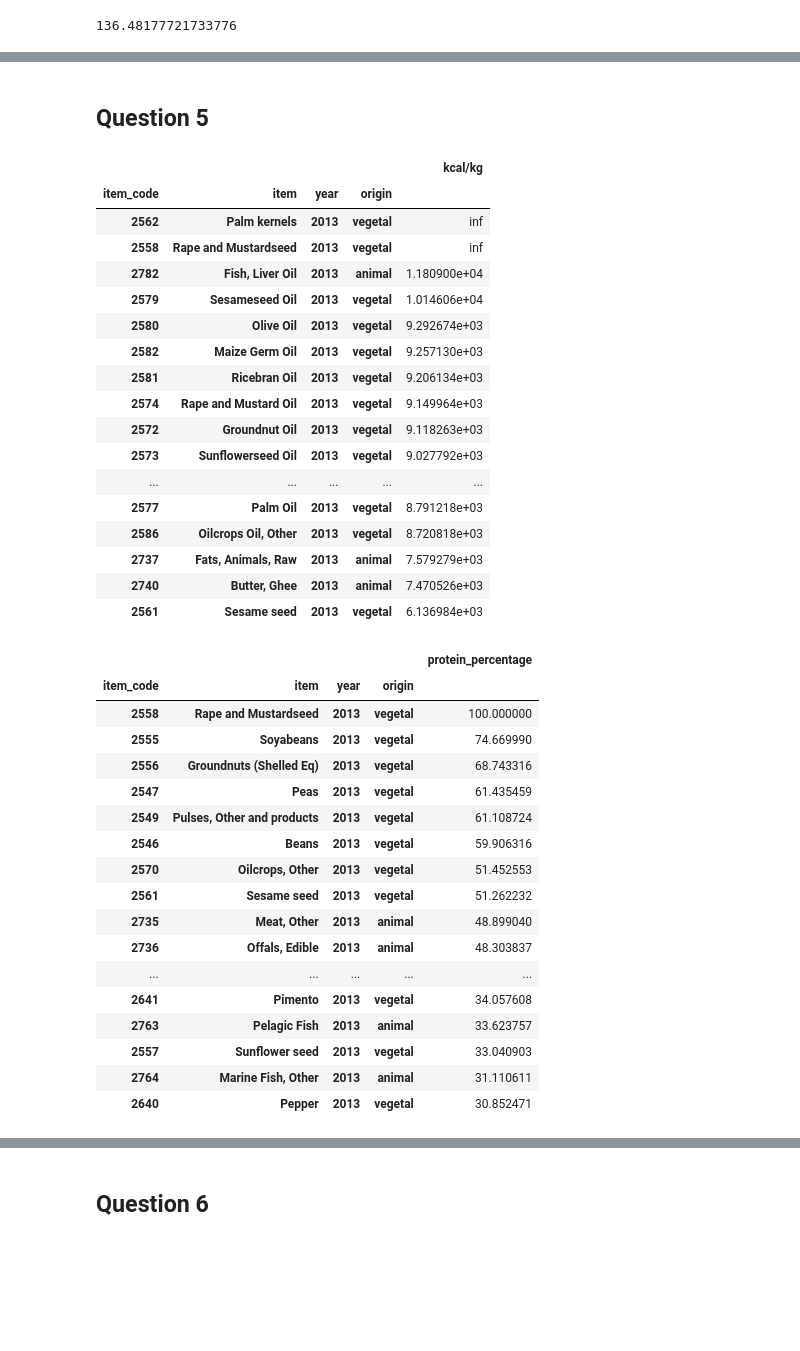
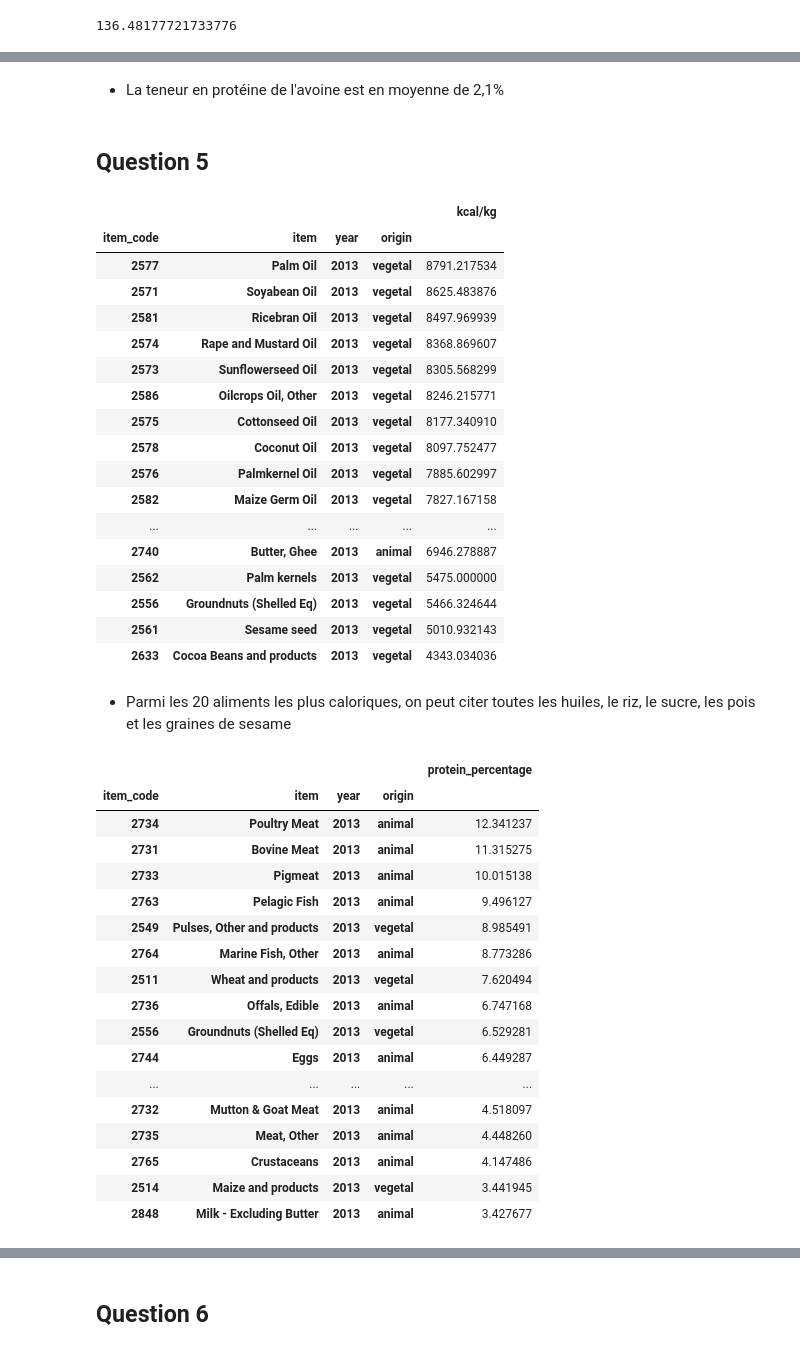
Before and after one commit to ouskah/OCDA_P3-lss, a Jupyter notebook: P3.ipynb, the cells around one changed output, grey strips where cells are left out. Drawn from its saved outputs; the diff is of its cells as text; code cells hidden in the pictures; blank space fills up the shorter version.

```diff
--- a/P3.ipynb
+++ b/P3.ipynb
@@ -148,5 +136,4 @@ data.head()
 # %%
 data = data.merge(pop, on=['country'])
 # %%
-data['total_kcal'] = data['food_supply_kcalcapitaday'] * data['total_population'] * 1000 * 365
-data.head()
+data['total_kcal'] = data['food_supply_kcalcapitaday'] * 365 * data['total_population'] * 1000
@@ -194,3 +174,3 @@ temp['kcal/kg'].mean()/10
 # %%
-data['protein_percentage'] = data['protein_supply_quantity_gcapitaday'] / data['food_supply_quantity_kgcapitayr'] * 100
+data['protein_percentage'] = ((data['protein_supply_quantity_gcapitaday'] * 1000 * 365) / (data['food'] * 1000000)) * 100
 # %%
@@ -214,26 +207,28 @@ temp['protein_percentage'].mean()
+# %% [markdown]
+- La teneur en protéine de l'avoine est en moyenne de 2,1%
 # %% [markdown]
 ## Question 5
 # %%
-temp = data[data['kcal/kg'] > 0]
+temp = data.replace([np.inf, -np.inf], np.nan).dropna(subset=["kcal/kg"], how="all")
 temp.pivot_table(
     index=["item_code","item","year","origin"],
     values=["kcal/kg"], aggfunc=np.mean).sort_values(by='kcal/kg', ascending=False).head(20)
 # %% [output]
 |  |  |  |  | kcal/kg |
 | item_code | item | year | origin |  |
-| 2562 | Palm kernels | 2013 | vegetal | inf |
-| 2558 | Rape and Mustardseed | 2013 | vegetal | inf |
-| 2782 | Fish, Liver Oil | 2013 | animal | 1.180900e+04 |
-| 2579 | Sesameseed Oil | 2013 | vegetal | 1.014606e+04 |
-| 2580 | Olive Oil | 2013 | vegetal | 9.292674e+03 |
-| 2582 | Maize Germ Oil | 2013 | vegetal | 9.257130e+03 |
-| 2581 | Ricebran Oil | 2013 | vegetal | 9.206134e+03 |
-| 2574 | Rape and Mustard Oil | 2013 | vegetal | 9.149964e+03 |
-| 2572 | Groundnut Oil | 2013 | vegetal | 9.118263e+03 |
-| 2573 | Sunflowerseed Oil | 2013 | vegetal | 9.027792e+03 |
+| 2577 | Palm Oil | 2013 | vegetal | 8791.217534 |
+| 2571 | Soyabean Oil | 2013 | vegetal | 8625.483876 |
+| 2581 | Ricebran Oil | 2013 | vegetal | 8497.969939 |
+| 2574 | Rape and Mustard Oil | 2013 | vegetal | 8368.869607 |
+| 2573 | Sunflowerseed Oil | 2013 | vegetal | 8305.568299 |
+| 2586 | Oilcrops Oil, Other | 2013 | vegetal | 8246.215771 |
+| 2575 | Cottonseed Oil | 2013 | vegetal | 8177.340910 |
+| 2578 | Coconut Oil | 2013 | vegetal | 8097.752477 |
+| 2576 | Palmkernel Oil | 2013 | vegetal | 7885.602997 |
+| 2582 | Maize Germ Oil | 2013 | vegetal | 7827.167158 |
 | ... | ... | ... | ... | ... |
-| 2577 | Palm Oil | 2013 | vegetal | 8.791218e+03 |
-| 2586 | Oilcrops Oil, Other | 2013 | vegetal | 8.720818e+03 |
-| 2737 | Fats, Animals, Raw | 2013 | animal | 7.579279e+03 |
-| 2740 | Butter, Ghee | 2013 | animal | 7.470526e+03 |
-| 2561 | Sesame seed | 2013 | vegetal | 6.136984e+03 |
+| 2740 | Butter, Ghee | 2013 | animal | 6946.278887 |
+| 2562 | Palm kernels | 2013 | vegetal | 5475.000000 |
+| 2556 | Groundnuts (Shelled Eq) | 2013 | vegetal | 5466.324644 |
+| 2561 | Sesame seed | 2013 | vegetal | 5010.932143 |
+| 2633 | Cocoa Beans and products | 2013 | vegetal | 4343.034036 |
@@ -242,23 +235,26 @@ temp.pivot_table(
+# %% [markdown]
+- Parmi les 20 aliments les plus caloriques, on peut citer toutes les huiles, le riz, le sucre, les pois et les graines de sesame
 # %%
+temp = data.replace([np.inf, -np.inf], np.nan).dropna(subset=["protein_percentage"], how="all")
 temp.pivot_table(
     index=["item_code","item","year","origin"],
     values=["protein_percentage"], aggfunc=np.mean).sort_values(by='protein_percentage', ascending=False).head(20)
 # %% [output]
 |  |  |  |  | protein_percentage |
 | item_code | item | year | origin |  |
-| 2558 | Rape and Mustardseed | 2013 | vegetal | 100.000000 |
-| 2555 | Soyabeans | 2013 | vegetal | 74.669990 |
-| 2556 | Groundnuts (Shelled Eq) | 2013 | vegetal | 68.743316 |
-| 2547 | Peas | 2013 | vegetal | 61.435459 |
-| 2549 | Pulses, Other and products | 2013 | vegetal | 61.108724 |
-| 2546 | Beans | 2013 | vegetal | 59.906316 |
-| 2570 | Oilcrops, Other | 2013 | vegetal | 51.452553 |
-| 2561 | Sesame seed | 2013 | vegetal | 51.262232 |
-| 2735 | Meat, Other | 2013 | animal | 48.899040 |
-| 2736 | Offals, Edible | 2013 | animal | 48.303837 |
+| 2734 | Poultry Meat | 2013 | animal | 12.341237 |
+| 2731 | Bovine Meat | 2013 | animal | 11.315275 |
+| 2733 | Pigmeat | 2013 | animal | 10.015138 |
+| 2763 | Pelagic Fish | 2013 | animal | 9.496127 |
+| 2549 | Pulses, Other and products | 2013 | vegetal | 8.985491 |
+| 2764 | Marine Fish, Other | 2013 | animal | 8.773286 |
+| 2511 | Wheat and products | 2013 | vegetal | 7.620494 |
+| 2736 | Offals, Edible | 2013 | animal | 6.747168 |
+| 2556 | Groundnuts (Shelled Eq) | 2013 | vegetal | 6.529281 |
+| 2744 | Eggs | 2013 | animal | 6.449287 |
 | ... | ... | ... | ... | ... |
-| 2641 | Pimento | 2013 | vegetal | 34.057608 |
-| 2763 | Pelagic Fish | 2013 | animal | 33.623757 |
-| 2557 | Sunflower seed | 2013 | vegetal | 33.040903 |
-| 2764 | Marine Fish, Other | 2013 | animal | 31.110611 |
-| 2640 | Pepper | 2013 | vegetal | 30.852471 |
+| 2732 | Mutton & Goat Meat | 2013 | animal | 4.518097 |
+| 2735 | Meat, Other | 2013 | animal | 4.448260 |
+| 2765 | Crustaceans | 2013 | animal | 4.147486 |
+| 2514 | Maize and products | 2013 | vegetal | 3.441945 |
+| 2848 | Milk - Excluding Butter | 2013 | animal | 3.427677 |
```
Also changed, not shown: parts of 16 cells of this notebook.
